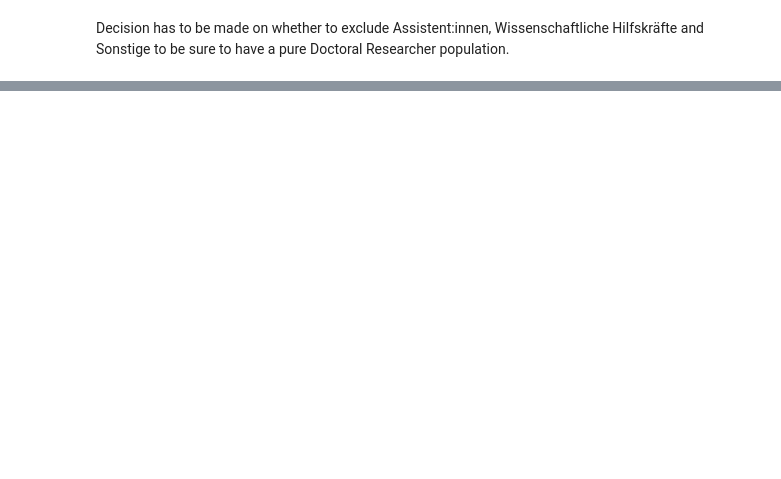
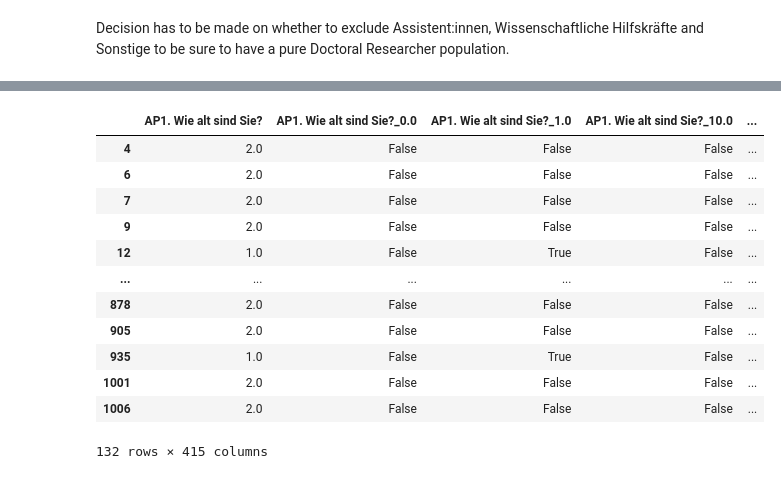
Before and after one commit to michaelgerloff/Survey_working_conditions_art_history, a Jupyter notebook: notebooks/02_Correlation_Analysis.ipynb, the cells around one changed output, grey strips where cells are left out. Cells and saved outputs as stored; diff of their text form; code cells hidden in the pictures; blank space fills up the shorter version.

```diff
--- a/notebooks/02_Correlation_Analysis.ipynb
+++ b/notebooks/02_Correlation_Analysis.ipynb
@@ -1331,0 +1431,18 @@ Decision has to be made on whether to exclude Assistent:innen, Wissenschaftliche
+# %%
+cols_to_keep = [col for col in DR_df.columns if col.startswith(('AP', 'CO', 'S', 'UH'))]
+DR_df = DR_df[cols_to_keep]
+DR_df
+# %% [output]
+|  | AP1. Wie alt sind Sie? | AP1. Wie alt sind Sie?_0.0 | AP1. Wie alt sind Sie?_1.0 | AP1. Wie alt sind Sie?_10.0 | ... |
+| 4 | 2.0 | False | False | False | ... |
+| 6 | 2.0 | False | False | False | ... |
+| 7 | 2.0 | False | False | False | ... |
+| 9 | 2.0 | False | False | False | ... |
+| 12 | 1.0 | False | True | False | ... |
+| ... | ... | ... | ... | ... | ... |
+| 878 | 2.0 | False | False | False | ... |
+| 905 | 2.0 | False | False | False | ... |
+| 935 | 1.0 | False | True | False | ... |
+| 1001 | 2.0 | False | False | False | ... |
+| 1006 | 2.0 | False | False | False | ... |
+132 rows × 415 columns
```
Also changed, not shown: parts of 30 cells of this notebook, 1 other file.
